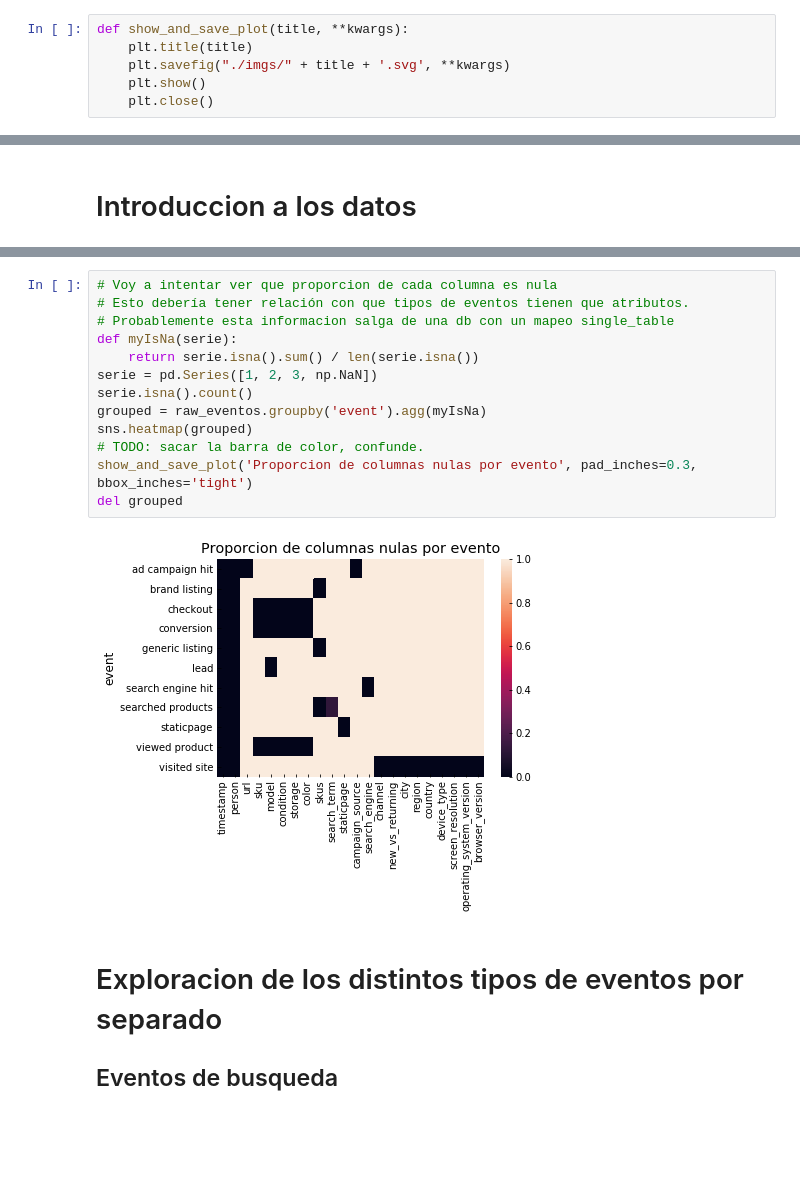
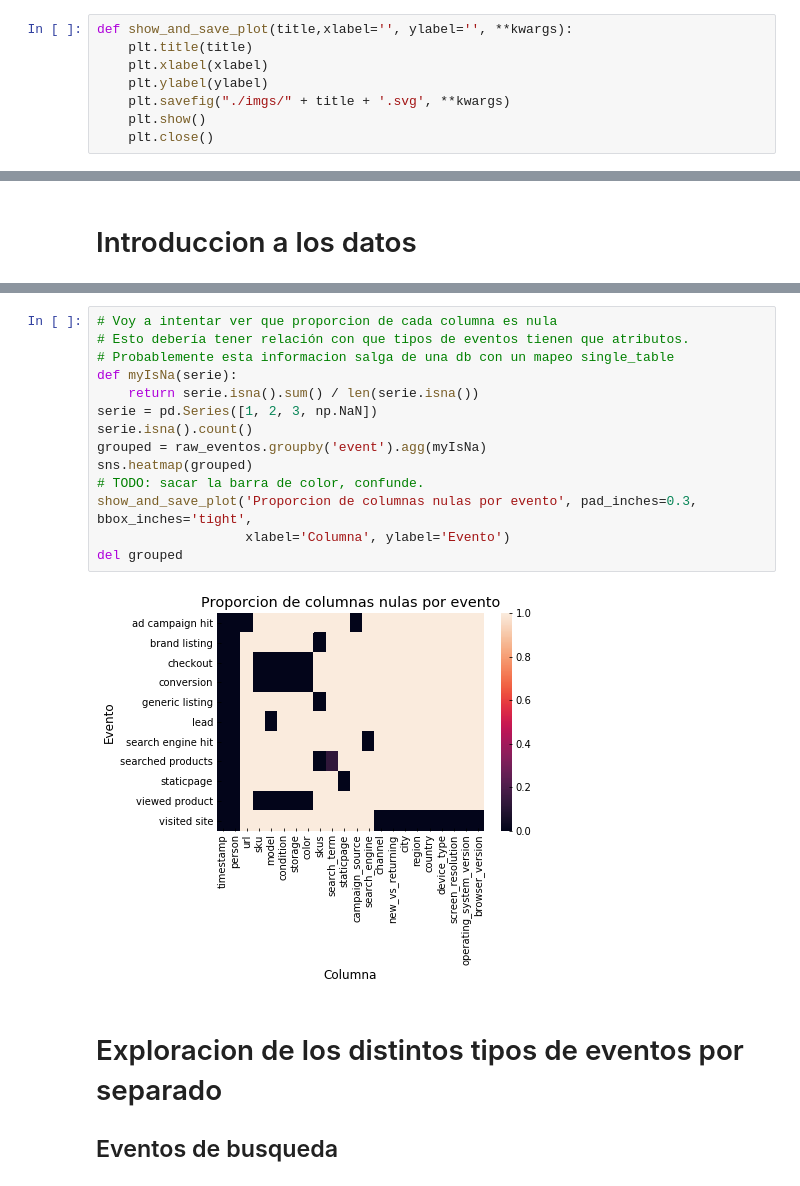
Before and after one commit to juanpcapurro/tp_datos_2c2018, a Jupyter notebook: analisis_exploratorio.ipynb, the cells around one changed output, grey strips where cells are left out. Cells and saved outputs as stored; diff of their text form; blank space fills up the shorter version.

Commit message:
modify function for show plot

```diff
--- a/analisis_exploratorio.ipynb
+++ b/analisis_exploratorio.ipynb
@@ -15,8 +15,10 @@ plt.style.use('bmh') # haciendo los graficos un poco mas bonitos xD
 plt.rcParams['figure.figsize'] = (18, 8)
 %matplotlib inline
 # %%
-def show_and_save_plot(title, **kwargs):
+def show_and_save_plot(title,xlabel='', ylabel='', **kwargs):
     plt.title(title)
+    plt.xlabel(xlabel)
+    plt.ylabel(ylabel)
     plt.savefig("./imgs/" + title + '.svg', **kwargs)
     plt.show()
     plt.close()
@@ -61,18 +61,19 @@ show_and_save_plot('Cantidad de tipos de eventos')
 # %%
 # Voy a intentar ver que proporcion de cada columna es nula
 # Esto debería tener relación con que tipos de eventos tienen que atributos.
 # Probablemente esta informacion salga de una db con un mapeo single_table
 def myIsNa(serie):
     return serie.isna().sum() / len(serie.isna())
 serie = pd.Series([1, 2, 3, np.NaN])
 serie.isna().count()
 grouped = raw_eventos.groupby('event').agg(myIsNa)
 sns.heatmap(grouped)
 # TODO: sacar la barra de color, confunde.
-show_and_save_plot('Proporcion de columnas nulas por evento', pad_inches=0.3, bbox_inches='tight')
+show_and_save_plot('Proporcion de columnas nulas por evento', pad_inches=0.3, bbox_inches='tight',
+                   xlabel='Columna', ylabel='Evento')
 del grouped
 # %% [output]
-[figure, old version]
+[figure, new version]
 # %% [markdown]
 # Exploracion de los distintos tipos de eventos por separado
 
```
Also changed, not shown: parts of 10 cells of this notebook.
